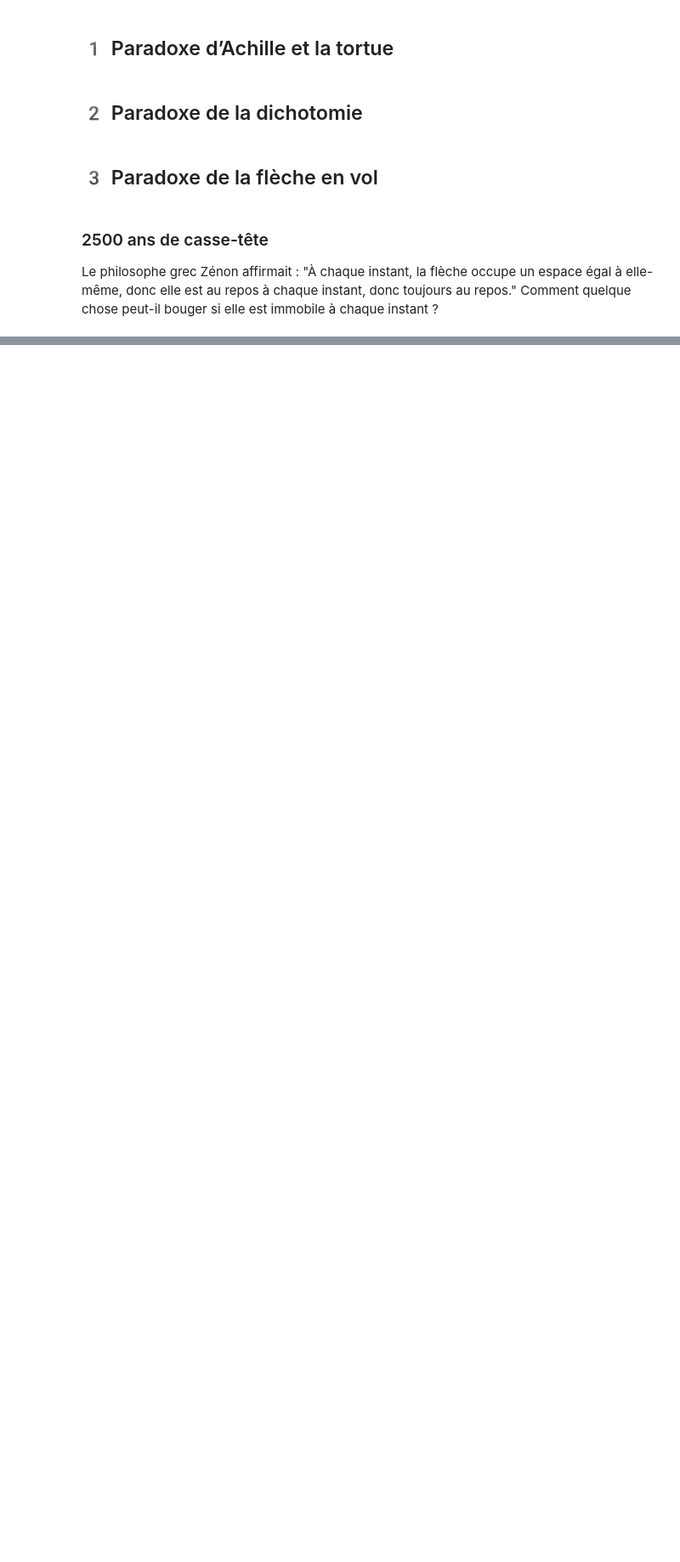
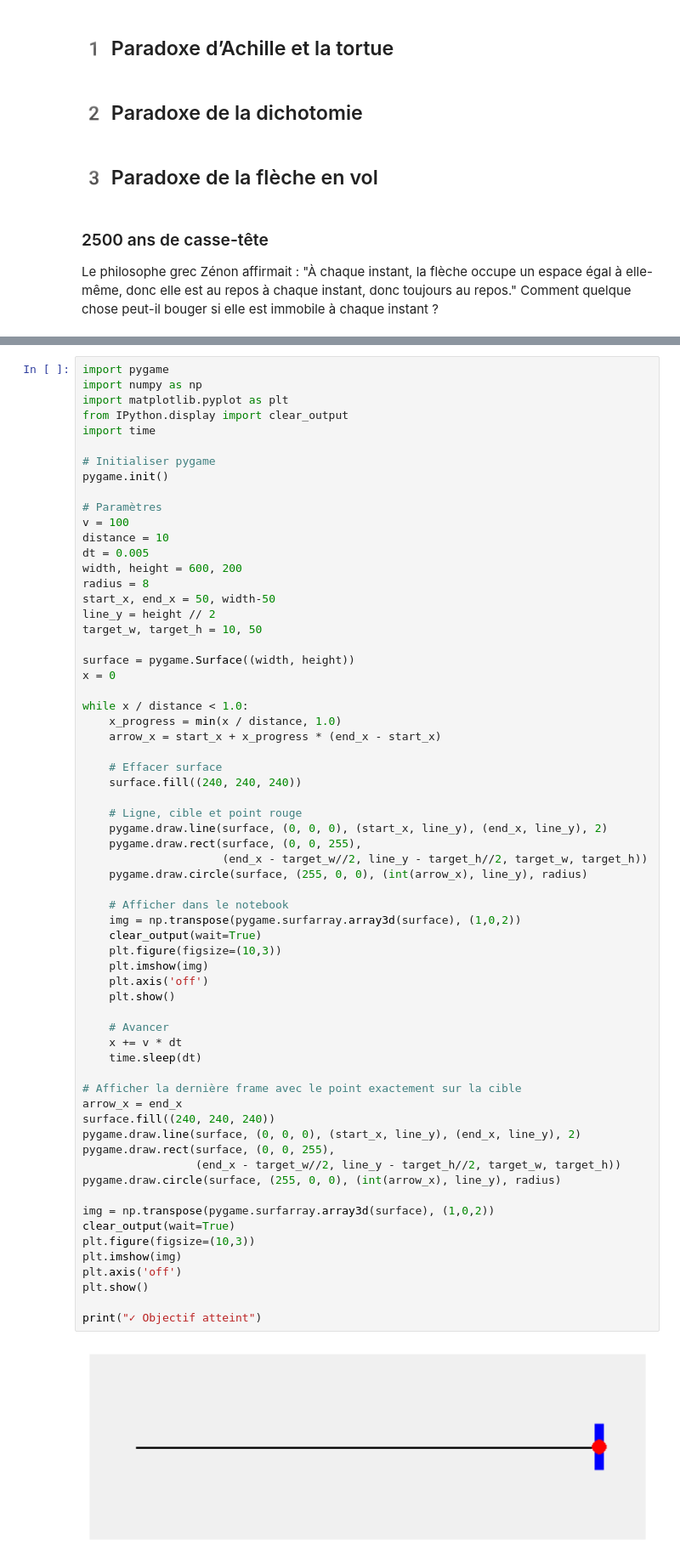
Before and after one commit to Paul-Emmanuel-Buffe/zeno-paradoxes-, a Jupyter notebook: zeno_paradoxes.ipynb, the cells around one changed output, grey strips where cells are left out. Shown at 85% size. Cells and saved outputs as stored; diff of their text form; blank space fills up the shorter version.

```diff
--- a/zeno_paradoxes.ipynb
+++ b/zeno_paradoxes.ipynb
@@ -64,0 +87,66 @@ Début: t=0s → position=0m
+# %%
+import pygame
+import numpy as np
+import matplotlib.pyplot as plt
+from IPython.display import clear_output
+import time
+
+# Initialiser pygame
+pygame.init()
+
+# Paramètres
+v = 100
+distance = 10
+dt = 0.005
+width, height = 600, 200
+radius = 8
+start_x, end_x = 50, width-50
+line_y = height // 2
+target_w, target_h = 10, 50
+
+surface = pygame.Surface((width, height))
+x = 0
+
+while x / distance < 1.0:
+    x_progress = min(x / distance, 1.0)
+    arrow_x = start_x + x_progress * (end_x - start_x)
+
+    # Effacer surface
+    surface.fill((240, 240, 240))
+
+    # Ligne, cible et point rouge
+    pygame.draw.line(surface, (0, 0, 0), (start_x, line_y), (end_x, line_y), 2)
+    pygame.draw.rect(surface, (0, 0, 255),
+                     (end_x - target_w//2, line_y - target_h//2, target_w, target_h))
+    pygame.draw.circle(surface, (255, 0, 0), (int(arrow_x), line_y), radius)
+
+    # Afficher dans le notebook
+    img = np.transpose(pygame.surfarray.array3d(surface), (1,0,2))
+    clear_output(wait=True)
+    plt.figure(figsize=(10,3))
+    plt.imshow(img)
+    plt.axis('off')
+    plt.show()
+
+    # Avancer
+    x += v * dt
+    time.sleep(dt)
+
+# Afficher la dernière frame avec le point exactement sur la cible
+arrow_x = end_x
+surface.fill((240, 240, 240))
+pygame.draw.line(surface, (0, 0, 0), (start_x, line_y), (end_x, line_y), 2)
+pygame.draw.rect(surface, (0, 0, 255),
+                 (end_x - target_w//2, line_y - target_h//2, target_w, target_h))
+pygame.draw.circle(surface, (255, 0, 0), (int(arrow_x), line_y), radius)
+
+img = np.transpose(pygame.surfarray.array3d(surface), (1,0,2))
+clear_output(wait=True)
+plt.figure(figsize=(10,3))
+plt.imshow(img)
+plt.axis('off')
+plt.show()
+
+print("✓ Objectif atteint")
+# %% [output]
+[figure, added]
```
Also changed, not shown: parts of 9 cells of this notebook.
